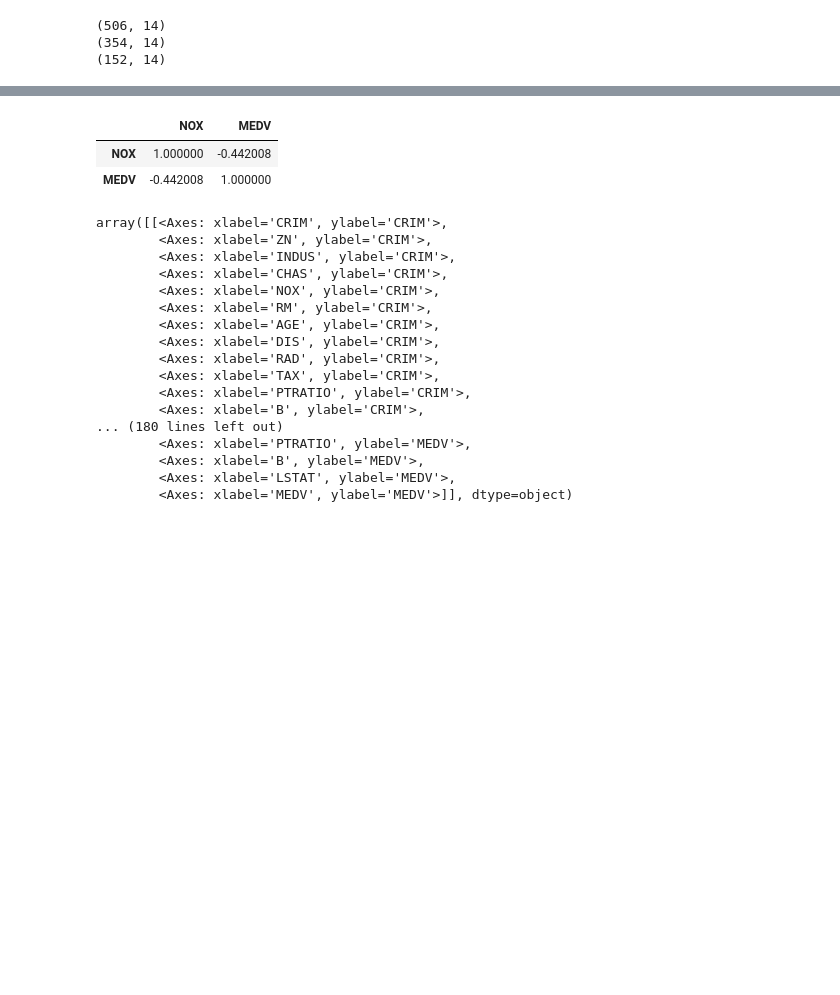
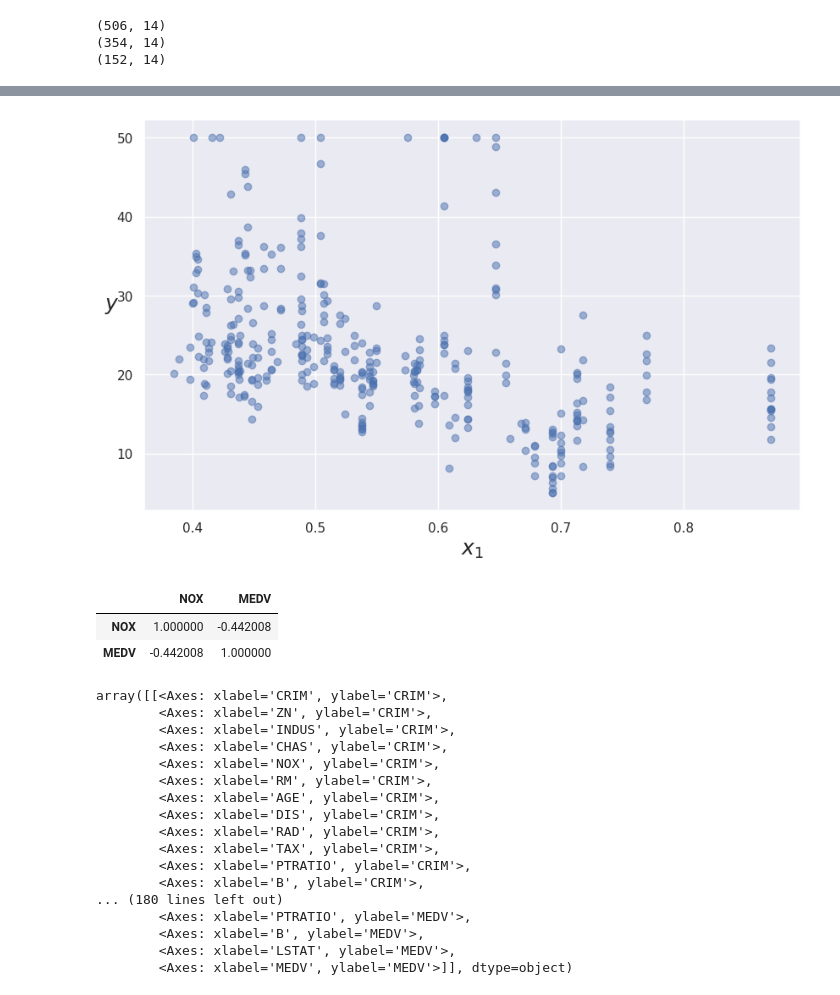
Before and after one commit to raphaelz306/DMC_Course, a Jupyter notebook: Supervised_models/Linear_regression/Lab_Boston_Housing_v2.ipynb, the cells around one changed output, grey strips where cells are left out. Drawn from its saved outputs; the diff is of its cells as text; code cells hidden in the pictures; blank space fills up the shorter version.

```diff
--- a/Supervised_models/Linear_regression/Lab_Boston_Housing_v2.ipynb
+++ b/Supervised_models/Linear_regression/Lab_Boston_Housing_v2.ipynb
@@ -218,8 +248,10 @@ Text(0, 0.5, 'AVG PRICE')
 # %%
-plt.scatter(X_train.NOX, y_train, alpha = 0.5)
+plt.scatter(train.NOX,train.MEDV, alpha = 0.5)
 plt.xlabel("$x_1$", fontsize=18)
 plt.ylabel("$y$", rotation=0, fontsize=18)
 plt.show()
+# %% [output]
+[figure, added]
 # %%
 #Correlacion entre variables
 train[['NOX', 'MEDV']].corr()
```
Also changed, not shown: parts of 14 cells of this notebook.
